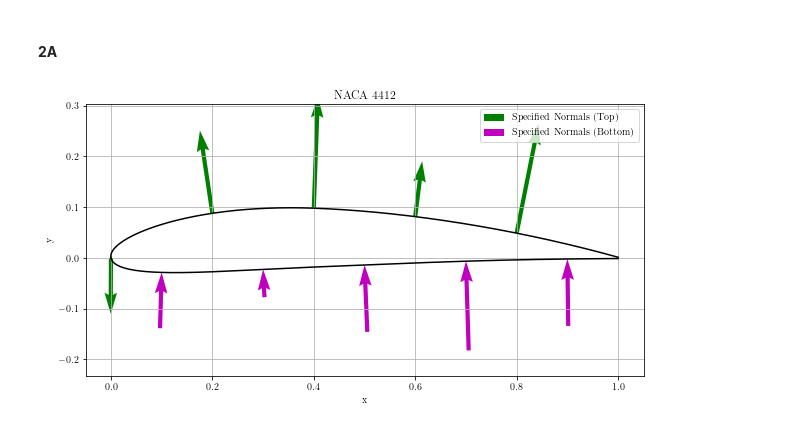
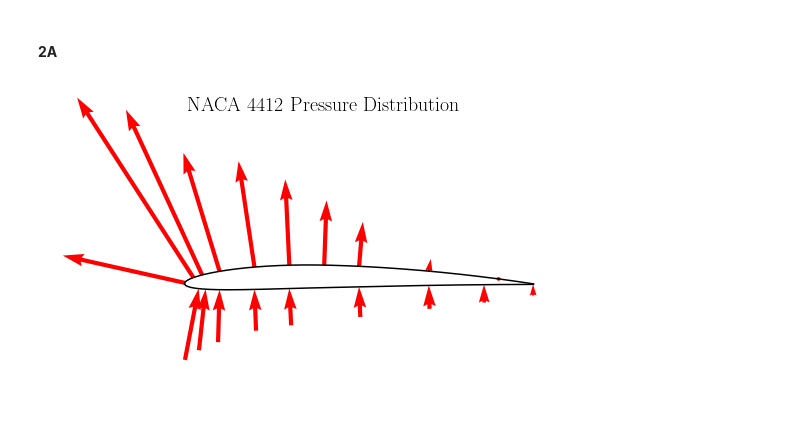
Before and after one commit to HarrisonStoelting/AeroLab, a Jupyter notebook: Lab_1.ipynb, the cells around one changed output. Saved outputs shown, nothing was run; the diff lists cells and outputs as text; code cells hidden in the pictures; blank space fills up the shorter version.

Commit message:
Cl, Cd calculations; vector plots

```diff
--- a/Lab_1.ipynb
+++ b/Lab_1.ipynb
@@ -280,59 +267,68 @@ for i in [0, 8, 10, 12]:
 # %%
-# Define your NACA airfoil parameters
+# NACA4412 pressure distribution
 m = 0.04  # Maximum camber
 p = 0.4   # Location of maximum camber
 t = 0.12  # Thickness
 c = 1.0   # Chord length
 
 # Generate x-coordinates
-x = np.linspace(0, 1, 1000)
+x = np.linspace(0, 1, 5000)
 
 # Calculate airfoil coordinates
 x_upper, x_lower, y_upper, y_lower = naca4(x, m, p, t, c)
 
 # Specify the x-coordinates for the vectors on the upper and lower surfaces separately
-vector_x_coordinates_upper = [0.0, 0.2, 0.4, 0.6, 0.8]  # Specify x-coordinates for upper surface vectors
-vector_x_coordinates_lower = [0.1, 0.3, 0.5, 0.7, 0.9]  # Specify x-coordinates for lower surface vectors
-vector_magnitudes_upper = [0.1, 0.15, 0.2, 0.1, 0.2]  # Specify the magnitudes of the vectors
-vector_magnitudes_lower = [0.1, 0.05, 0.12, 0.16, 0.12]  # Specify the magnitudes of the vectors
+vector_x_coordinates_upper = [0.0001, .025, .05, .1, .2, .3, .4, .5, .7, .9]  # Specify x-coordinates for upper surface vectors
+vector_x_coordinates_lower = [.858, .7, .5, .3, .2, .1, .06, .04, .999]  # Specify x-coordinates for lower surface vectors
+vector_magnitudes_upper = [1.12, 1.92, 1.63, 1.11, 0.96, 0.77, 0.58, 0.40, 0.11, 0.01] # Specify the magnitudes of the vectors
+vector_magnitudes_lower = [0.16,0.21,0.27,0.33,0.37,0.47,0.55,0.65,.1]  # Specify the magnitudes of the vectors
 
 # Function to calculate the local normal vectors at specified x-coordinates for both surfaces
 def calculate_specified_normals(x, y, vector_x_coordinates, vector_magnitudes):
     normals_x = []
     normals_y = []
     for xi, magnitude in zip(vector_x_coordinates, vector_magnitudes):
         idx = np.argmin(np.abs(x - xi))
         dx = x[idx + 1] - x[idx - 1]
         dy = y[idx + 1] - y[idx - 1]
         normal_length = np.sqrt(dx ** 2 + dy ** 2)
 
         normals_x.append(-dy / normal_length * magnitude)
         normals_y.append(dx / normal_length * magnitude)
     return normals_x, normals_y
 
 # Calculate normal vectors for both surfaces at specified x-coordinates
 normals_x_upper, normals_y_upper = calculate_specified_normals(x_upper, y_upper, vector_x_coordinates_upper, vector_magnitudes_upper)
 normals_x_lower, normals_y_lower = calculate_specified_normals(x_lower, y_lower, vector_x_coordinates_lower, vector_magnitudes_lower)
 
 # Plot the airfoil
-plt.figure(figsize=(10, 5))
-plt.plot(x_upper, y_upper, 'k-')
-plt.plot(x_lower, y_lower, 'k-')
+fig, ax = plt.subplots(figsize=(10, 5))
+ax.plot(x_upper, y_upper, 'k-')
+ax.plot(x_lower, y_lower, 'k-')
 
 # Plot specified normal vectors on the upper surface with arrow tips touching
-plt.quiver(vector_x_coordinates_upper, [y_upper[np.argmin(np.abs(x_upper - xi))] for xi in vector_x_coordinates_upper],
-           normals_x_upper, normals_y_upper, scale=1, color='g', label='Specified Normals (Top)', pivot='tail')
+ax.quiver(vector_x_coordinates_upper, [y_upper[np.argmin(np.abs(x_upper - xi))] for xi in vector_x_coordinates_upper],
+           normals_x_upper, normals_y_upper, scale=5, color='r', label='Specified Normals (Top)', pivot='tail')
+
 # Plot specified normal vectors on the lower surface with arrow tips touching
-plt.quiver(vector_x_coordinates_lower, [y_lower[np.argmin(np.abs(x_lower - xi))] for xi in vector_x_coordinates_lower],
-           normals_x_lower, normals_y_lower, scale=1, color='m', label='Specified Normals (Bottom)', pivot='tip')
+ax.quiver(vector_x_coordinates_lower, [y_lower[np.argmin(np.abs(x_lower - xi))] for xi in vector_x_coordinates_lower],
+           normals_x_lower, normals_y_lower, scale=5, color='r', label='Specified Normals (Bottom)', pivot='tip')
 
-plt.xlabel('x')
-plt.ylabel('y')
-plt.title('NACA 4412')
-plt.legend()
-plt.grid(True)
-plt.axis('equal')
+ax.set_xlim(-.4, 1.2)
+ax.set_ylim(-.4, 1)
+
+title_text = 'NACA 4412 Pressure Distribution'
+title_bbox = dict(boxstyle='square', facecolor='white', edgecolor='none', pad=0.3)
+ax.text(0.5, 0.94, title_text, transform=ax.transAxes, fontsize=20, ha='center', va='center', bbox=title_bbox)
+
+# Hide the top and right spines of the graph
+ax.spines[['top', 'right', 'left', 'bottom']].set_visible(False)
+
+# Hide all tick marks
+ax.set_xticks([])
+ax.set_yticks([])
+
 plt.show()
 # %% [output]
-[figure, old version]
+[figure, new version]
 # %%
```
Also changed, not shown: parts of 11 cells of this notebook, 1 other file.
